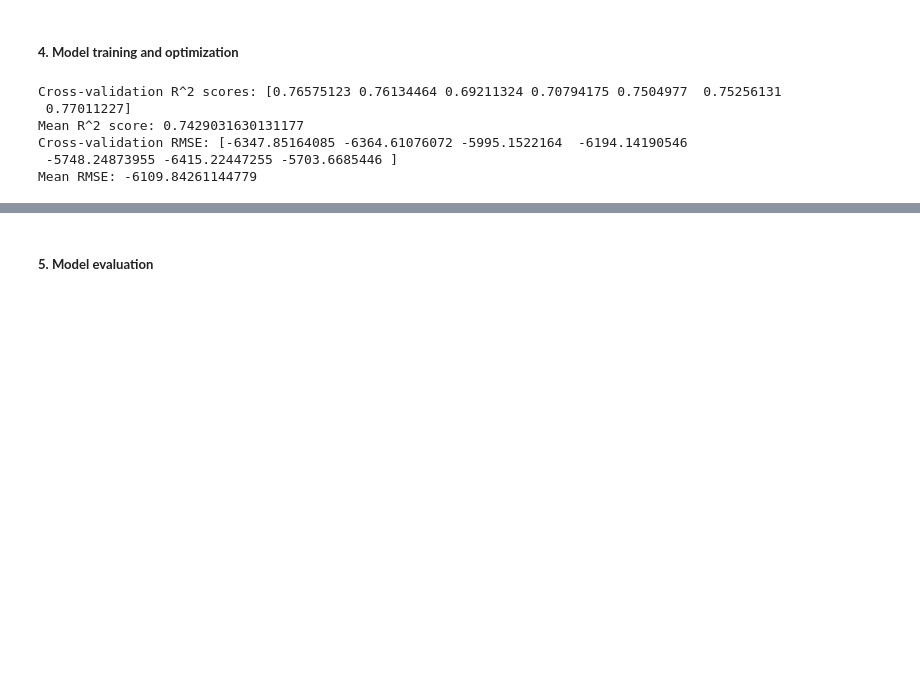
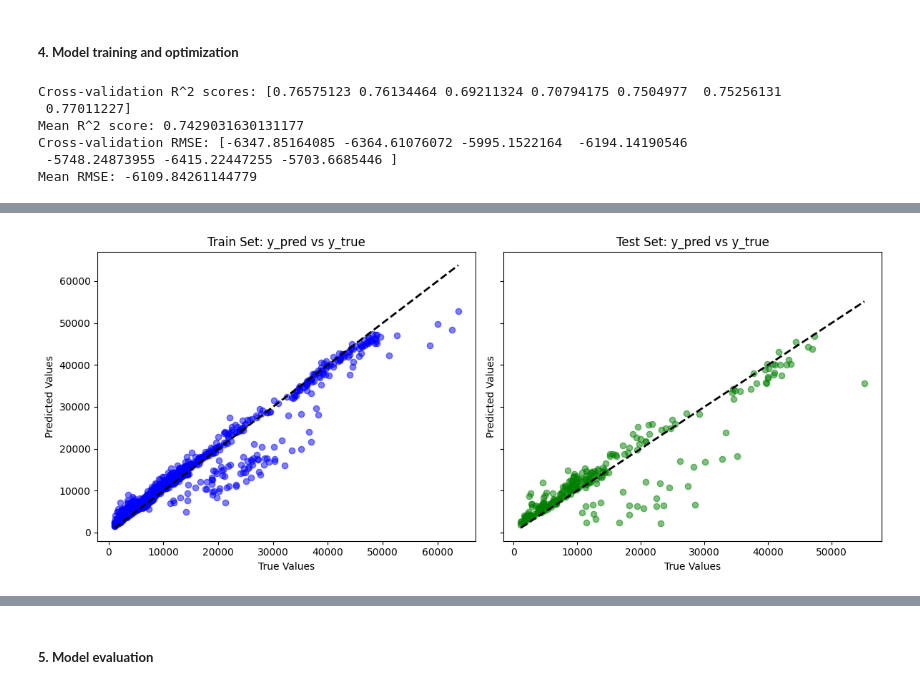
Before and after one commit to Hosseinhamedi/SWB_Predictive_Analytics_Machine_Leanring, a Jupyter notebook: notebooks/Linear_regression.ipynb, the cells around one changed output, grey strips where cells are left out. Saved outputs shown, nothing was run; the diff lists cells and outputs as text; code cells hidden in the pictures; blank space fills up the shorter version.

```diff
--- a/notebooks/Linear_regression.ipynb
+++ b/notebooks/Linear_regression.ipynb
@@ -196,10 +196,7 @@ rf = RandomForestRegressor(
     max_depth=20,                # maximum depth of each tree
     min_samples_split=5,         # minimum samples required to split
     min_samples_leaf=2,          # minimum samples required at a leaf
-    max_features='sqrt',         # number of features to consider at each split
-    bootstrap=True,              # use bootstrapping
-    random_state=42,
-    n_jobs=-1                    # use all processors
+    max_features='sqrt'         # number of features to consider at each split
 )
 
 # cross-validation on training set
@@ -209,7 +206,3 @@ print("Cross-validation R^2 scores:", cv_scores_rf_r2)
 print("Mean R^2 score:", np.mean(cv_scores_rf_r2))
 print("Cross-validation RMSE:", cv_scores_rf_rmse)
 print("Mean RMSE:", np.mean(cv_scores_rf_rmse))
-
-# model like Random Forest Regression have a lot of parameters.
-# to optimize the parameters we can use algorithms such as GridSearchCV to probe comnbination of various options for each parameter.
-# the goal is to find a set of modelling parameters that returns the best scoring (R2, RMSE, ...).
@@ -216 +280,25 @@ print("Mean RMSE:", np.mean(cv_scores_rf_rmse))
+# %%
+y_pred_train = best_model.predict(X_train_scaled)
+
+# Plotting
+fig, axs = plt.subplots(1, 2, figsize=(12, 5), sharey=True)
+
+# Train plot
+axs[0].scatter(y_train, y_pred_train, alpha=0.5, color='blue')
+axs[0].plot([y_train.min(), y_train.max()], [y_train.min(), y_train.max()], 'k--', lw=2)
+axs[0].set_title('Train Set: y_pred vs y_true')
+axs[0].set_xlabel('True Values')
+axs[0].set_ylabel('Predicted Values')
+
+# Test plot
+axs[1].scatter(y_test, y_pred_test, alpha=0.5, color='green')
+axs[1].plot([y_test.min(), y_test.max()], [y_test.min(), y_test.max()], 'k--', lw=2)
+axs[1].set_title('Test Set: y_pred vs y_true')
+axs[1].set_xlabel('True Values')
+axs[1].set_ylabel('Predicted Values')
+
+plt.tight_layout()
+plt.show()
+# %% [output]
+[figure, added]
 # %%
```
Also changed, not shown: parts of 4 cells of this notebook.
